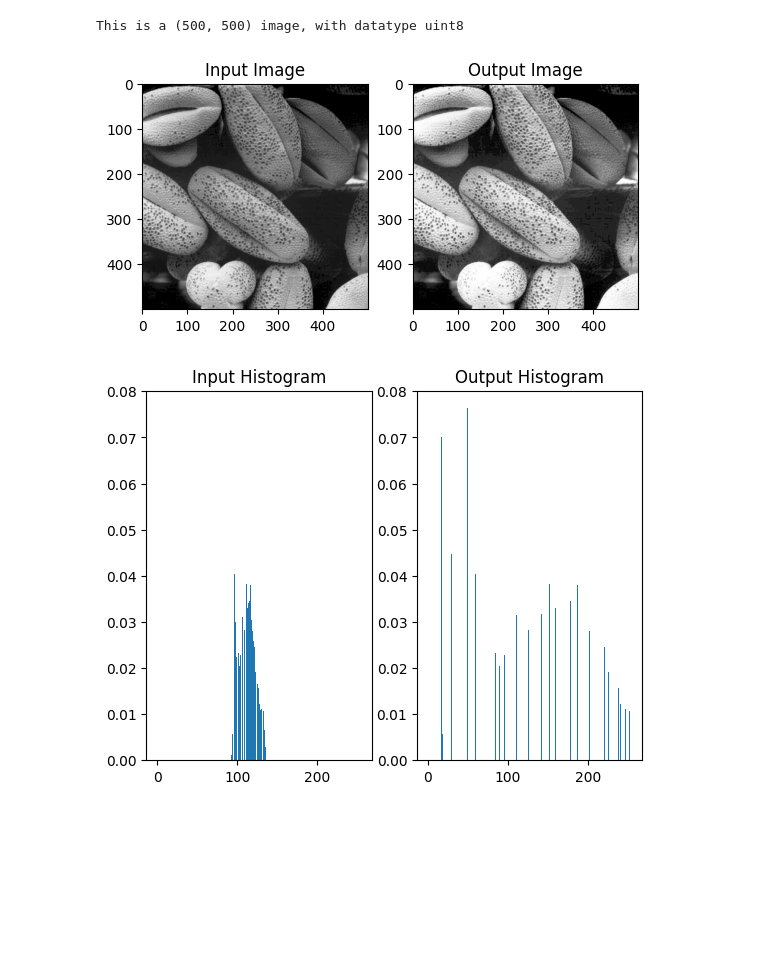
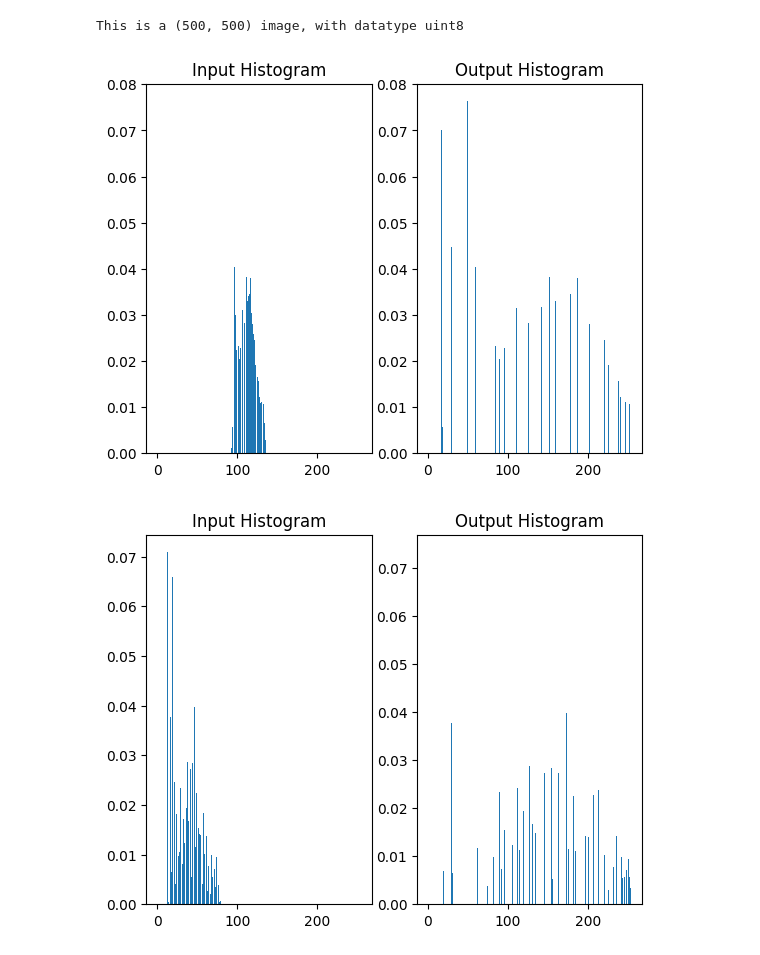
Before and after one commit to Tangent-H/EE326-Digital-Image-Processing-Lab, a Jupyter notebook: Lab3/spatial_trans.ipynb, the cells around one changed output. Cells and saved outputs as stored; diff of their text form; code cells hidden in the pictures; blank space fills up the shorter version.

Commit message:
lab3:hist_match

```diff
--- a/Lab3/spatial_trans.ipynb
+++ b/Lab3/spatial_trans.ipynb
@@ -21,34 +42,66 @@ def hist_equ(input_image):
 # %%
 if __name__ == "__main__":
     # Read image
-    test1 = plt.imread('in/Q3_1_1.tif')
-    plt.imshow(test1, cmap='gray')
-    print(f"This is a {test1.shape} image, with datatype {test1.dtype}")
+    test1_1 = plt.imread('in/Q3_1_1.tif')
+    test1_2 = plt.imread('in/Q3_1_2.tif')
+    test2 = plt.imread('in/Q3_2.tif')
+    print(f"This is a {test1_1.shape} image, with datatype {test1_1.dtype}")
 
     arr = np.array([1, 2, 3, 4, 5, 6, 7, 8, 9])
     plt.bar(np.array([1,2,3,4,5,6,7,8,9]),arr)
 
     # Histogram equalization
-    output_image, output_hist, input_hist = hist_equ(test1)
-    plt.subplot(1,2,1)
-    plt.imshow(test1, cmap='gray')
-    plt.title('Input Image')
-    plt.subplot(1,2,2)
-    plt.imshow(output_image, cmap='gray')
-    plt.title('Output Image')
-    plt.show()
+    output_image1_1, output_hist1_1, input_hist1_1 = hist_equ(test1_1)
+    # plt.subplot(1,2,1)
+    # plt.imshow(test1_1, cmap='gray')  # why it seems like the image has already been equalized?
+    # plt.title('Input Image')
+    # plt.subplot(1,2,2)
+    # plt.imshow(output_image, cmap='gray')
+    # plt.title('Output Image')
+    # plt.show()
 
     plt.subplot(1,2,1)
-    plt.bar(np.arange(256), input_hist)
+    plt.bar(np.arange(256), input_hist1_1)
     plt.title('Input Histogram')
     plt.subplot(1,2,2)
-    plt.bar(np.arange(256), output_hist)
+    plt.bar(np.arange(256), output_hist1_1)
     plt.title('Output Histogram')
     plt.show()
 
-    img = Image.fromarray(output_image)
-    Image.fromarray(output_image).save('out/Q3_1_1_output.jpg')
+    img = Image.fromarray(output_image1_1)
+    Image.fromarray(output_image1_1).save('out/Q3_1_1_output.jpg')
+
+    output_image1_2, output_hist1_2, input_hist1_2 = hist_equ(test1_2)
+
+    plt.subplot(1,2,1)
+    plt.bar(np.arange(256), input_hist1_2)
+    plt.title('Input Histogram')
+    plt.subplot(1,2,2)
+    plt.bar(np.arange(256), output_hist1_2)
+    plt.title('Output Histogram')
+    plt.show()
+
+    img = Image.fromarray(output_image1_2)
+    Image.fromarray(output_image1_2).save('out/Q3_1_2_output.jpg')
+
+    # Histogram matching
+    spec_hist = np.hstack((np.linspace(0,30,10),np.linspace(30,5,20),np.linspace(5,0,130),np.linspace(0,2,30),np.linspace(2,0,45)))
+    plt.plot(spec_hist)
+    plt.title('Specified histogram')
+    plt.show()
+    output_image2, output_hist2, input_hist2 = hist_match(test2,spec_hist)
+
+    plt.subplot(1,2,1)
+    plt.bar(np.arange(256), input_hist2)
+    plt.title('Input Histogram')
+    plt.subplot(1,2,2)
+    plt.bar(np.arange(256), output_hist2)
+    plt.title('Output Histogram')
+    plt.show()
+
+    img = Image.fromarray(output_image2)
+    Image.fromarray(output_image2).save('out/Q3_2_output.jpg')
 # %% [output]
 This is a (500, 500) image, with datatype uint8
-[figure, old version]
+[figure, new version]
-[figure, old version]
+[figure, new version]
```
Also changed, not shown: parts of 2 cells of this notebook, 3 other files.
